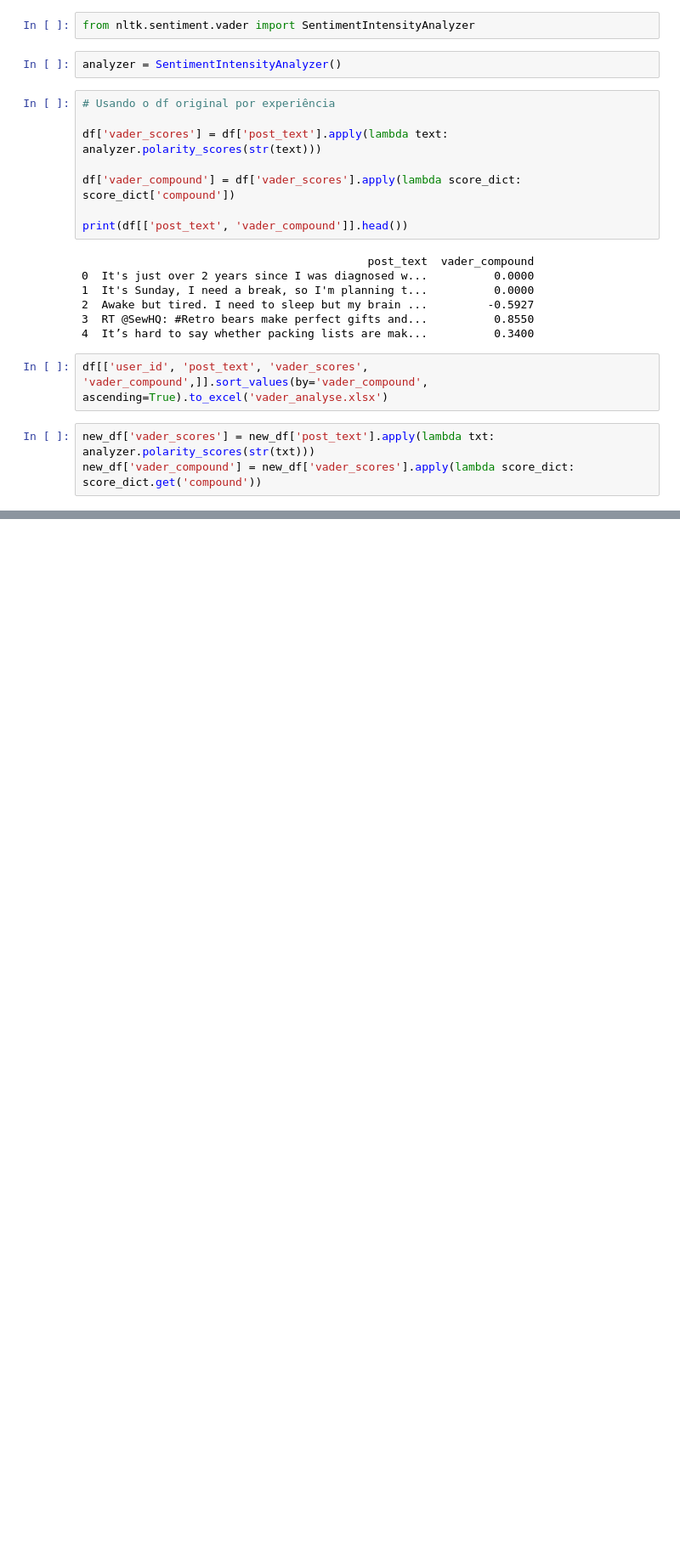
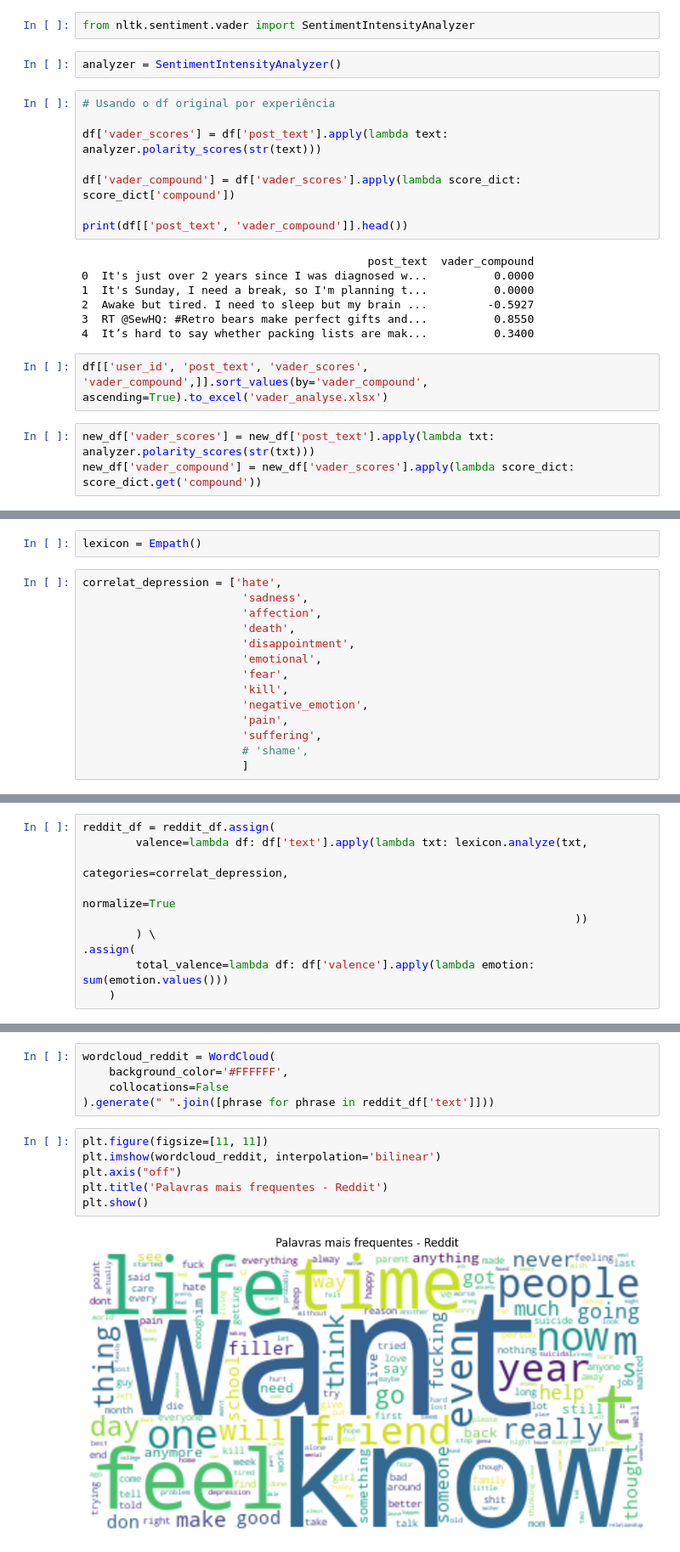
Before and after one commit to BrunoKlein504/depression_pln, a Jupyter notebook: ML_TCC.ipynb, the cells around one changed output, grey strips where cells are left out. Shown at 85% size. Saved outputs shown, nothing was run; the diff lists cells and outputs as text; blank space fills up the shorter version.

```diff
--- a/ML_TCC.ipynb
+++ b/ML_TCC.ipynb
@@ -568,0 +589,16 @@ new_df['vader_compound'] = new_df['vader_scores'].apply(lambda score_dict: score
+# %%
+lexicon = Empath()
+# %%
+correlat_depression = ['hate',
+                        'sadness',
+                        'affection',
+                        'death',
+                        'disappointment',
+                        'emotional',
+                        'fear',
+                        'kill',
+                        'negative_emotion',
+                        'pain',
+                        'suffering',
+                        # 'shame',
+                        ]
@@ -568,0 +621,10 @@ new_df['vader_compound'] = new_df['vader_scores'].apply(lambda score_dict: score
+# %%
+reddit_df = reddit_df.assign(
+        valence=lambda df: df['text'].apply(lambda txt: lexicon.analyze(txt,
+                                                                        categories=correlat_depression,
+                                                                          normalize=True
+                                                                          ))
+        ) \
+.assign(
+        total_valence=lambda df: df['valence'].apply(lambda emotion: sum(emotion.values()))
+    )
@@ -568,0 +651,13 @@ new_df['vader_compound'] = new_df['vader_scores'].apply(lambda score_dict: score
+# %%
+wordcloud_reddit = WordCloud(
+    background_color='#FFFFFF',
+    collocations=False
+).generate(" ".join([phrase for phrase in reddit_df['text']]))
+# %%
+plt.figure(figsize=[11, 11])
+plt.imshow(wordcloud_reddit, interpolation='bilinear')
+plt.axis("off")
+plt.title('Palavras mais frequentes - Reddit')
+plt.show()
+# %% [output]
+[figure, added]
```
Also changed, not shown: parts of 11 cells of this notebook, 1 other file.
